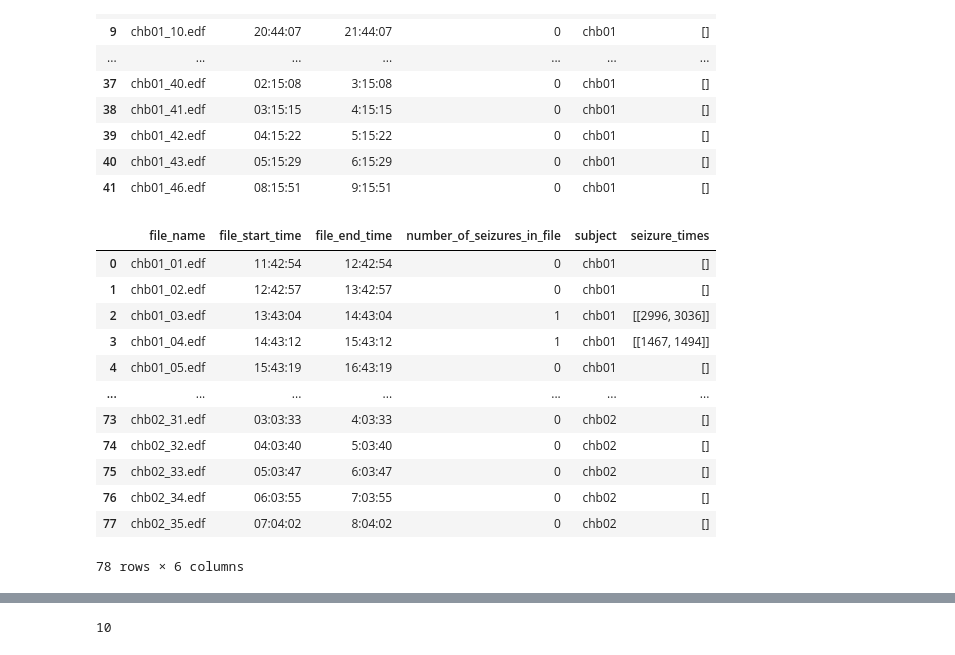
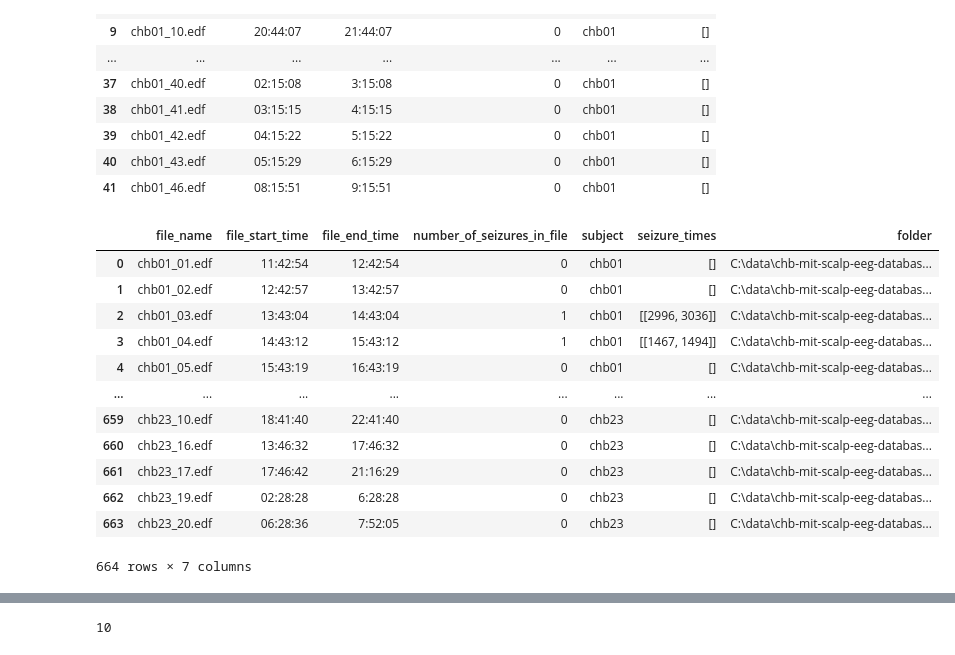
Before and after one commit to mattjdavis/eeg_classifier, a Jupyter notebook: load_data.ipynb, the cells around one changed output, grey strips where cells are left out. Cells and saved outputs as stored; diff of their text form; code cells hidden in the pictures.

```diff
--- a/load_data.ipynb
+++ b/load_data.ipynb
@@ -28,6 +28,8 @@ from sklearn.pipeline import Pipeline
 #data_dir = Path('data/chb-mit-scalp-eeg-database-1.0.0')
 data_dir = Path('data/chb-mit-2-subjects')
 
+#data_dir = Path(r'D:\chb-mit-scalp-eeg-database-1.0.0')
+data_dir = Path(r'C:\data\chb-mit-scalp-eeg-database-1.0.0')
 
 # pd.set_option('display.max_rows', 50)
 # %%
@@ -119,43 +121,45 @@ def get_summaries(data_dir):
     """Loads all summary files into a dataframe.
 
     Parameters
     ----------
     data_dir : str
        Path to data CHB-MIT (str or Path object)
 
     Returns
     -------
     df_info : pd.DataFrame
         Summary info dataframe
     """
 
     files = glob.glob(str(data_dir) + "*/*/*.txt")
     dfs = []
     for f in files:
 
         if 'chb24' not in f: # skip odd summary for now
             df = info_to_df(f)
 
+            df["folder"] = Path(f).parent
+
             #df["file_path"] = f
             dfs.append(df)
 
     df_info = pd.concat(dfs)
     df_info.reset_index(drop=True,inplace=True)
     return df_info
 
 df_info = get_summaries(data_dir)
 df_info
 # %% [output]
-|  | file_name | file_start_time | file_end_time | number_of_seizures_in_file | subject | seizure_times |
-| 0 | chb01_01.edf | 11:42:54 | 12:42:54 | 0 | chb01 | [] |
-| 1 | chb01_02.edf | 12:42:57 | 13:42:57 | 0 | chb01 | [] |
-| 2 | chb01_03.edf | 13:43:04 | 14:43:04 | 1 | chb01 | [[2996, 3036]] |
-| 3 | chb01_04.edf | 14:43:12 | 15:43:12 | 1 | chb01 | [[1467, 1494]] |
-| 4 | chb01_05.edf | 15:43:19 | 16:43:19 | 0 | chb01 | [] |
-| ... | ... | ... | ... | ... | ... | ... |
-| 73 | chb02_31.edf | 03:03:33 | 4:03:33 | 0 | chb02 | [] |
-| 74 | chb02_32.edf | 04:03:40 | 5:03:40 | 0 | chb02 | [] |
-| 75 | chb02_33.edf | 05:03:47 | 6:03:47 | 0 | chb02 | [] |
-| 76 | chb02_34.edf | 06:03:55 | 7:03:55 | 0 | chb02 | [] |
-| 77 | chb02_35.edf | 07:04:02 | 8:04:02 | 0 | chb02 | [] |
+|  | file_name | file_start_time | file_end_time | number_of_seizures_in_file | subject | seizure_times | folder |
+| 0 | chb01_01.edf | 11:42:54 | 12:42:54 | 0 | chb01 | [] | C:\data\chb-mit-scalp-eeg-databas... |
+| 1 | chb01_02.edf | 12:42:57 | 13:42:57 | 0 | chb01 | [] | C:\data\chb-mit-scalp-eeg-databas... |
+| 2 | chb01_03.edf | 13:43:04 | 14:43:04 | 1 | chb01 | [[2996, 3036]] | C:\data\chb-mit-scalp-eeg-databas... |
+| 3 | chb01_04.edf | 14:43:12 | 15:43:12 | 1 | chb01 | [[1467, 1494]] | C:\data\chb-mit-scalp-eeg-databas... |
+| 4 | chb01_05.edf | 15:43:19 | 16:43:19 | 0 | chb01 | [] | C:\data\chb-mit-scalp-eeg-databas... |
+| ... | ... | ... | ... | ... | ... | ... | ... |
+| 659 | chb23_10.edf | 18:41:40 | 22:41:40 | 0 | chb23 | [] | C:\data\chb-mit-scalp-eeg-databas... |
+| 660 | chb23_16.edf | 13:46:32 | 17:46:32 | 0 | chb23 | [] | C:\data\chb-mit-scalp-eeg-databas... |
+| 661 | chb23_17.edf | 17:46:42 | 21:16:29 | 0 | chb23 | [] | C:\data\chb-mit-scalp-eeg-databas... |
+| 662 | chb23_19.edf | 02:28:28 | 6:28:28 | 0 | chb23 | [] | C:\data\chb-mit-scalp-eeg-databas... |
+| 663 | chb23_20.edf | 06:28:36 | 7:52:05 | 0 | chb23 | [] | C:\data\chb-mit-scalp-eeg-databas... |
-78 rows × 6 columns
+664 rows × 7 columns
```
Also changed, not shown: parts of 12 cells of this notebook, 4 other files.
